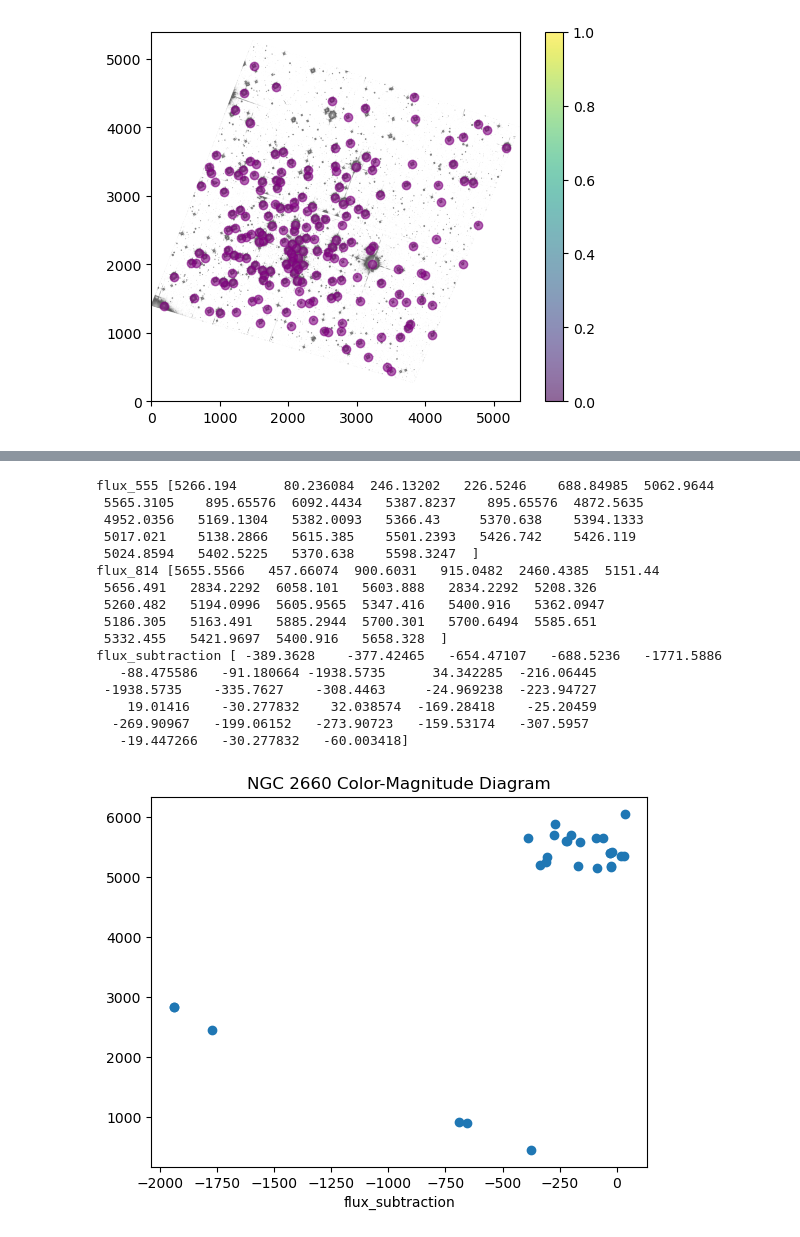
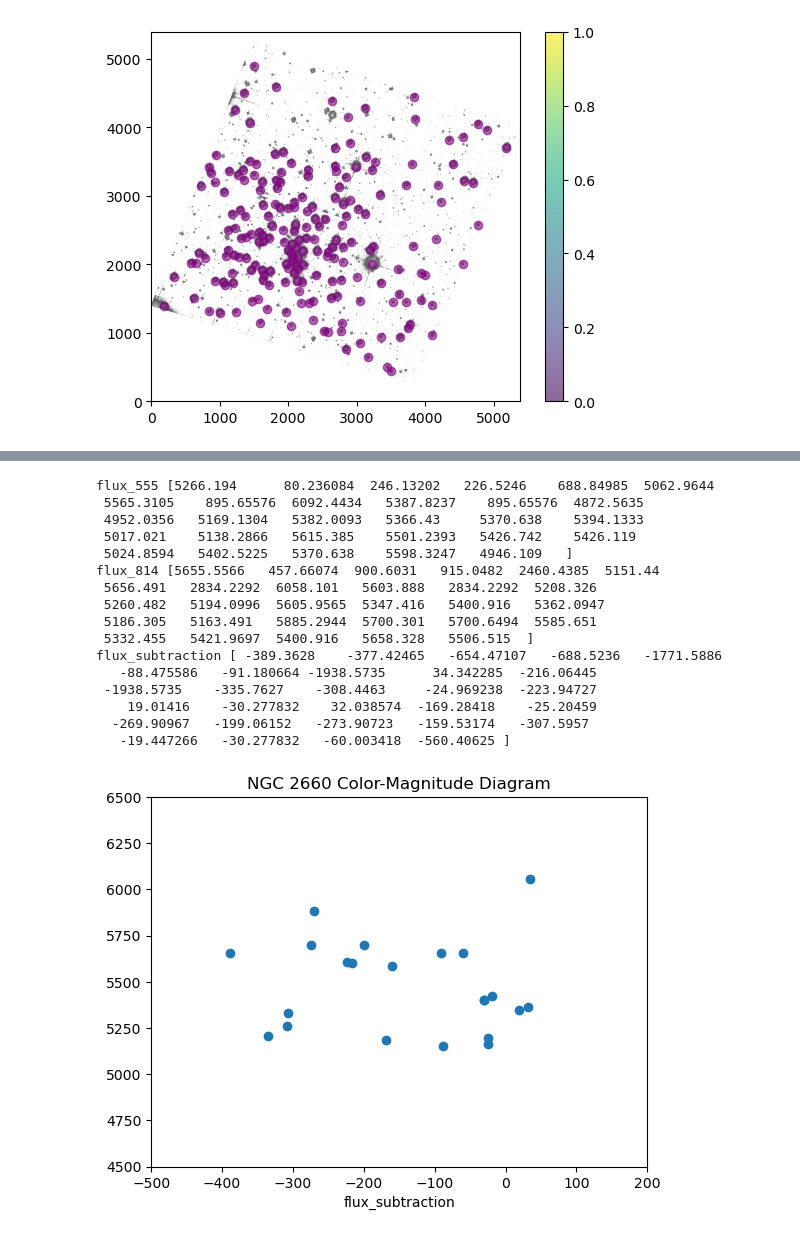
Before and after one commit to GravesTone5/Astro1221Project3, a Jupyter notebook: Project3.ipynb, the cells around one changed output, grey strips where cells are left out. Cells and saved outputs as stored; diff of their text form; code cells hidden in the pictures.

```diff
--- a/Project3.ipynb
+++ b/Project3.ipynb
@@ -340,32 +312,34 @@ flux [np.float32(5266.194), np.float32(80.236084), np.float32(246.13202), np.flo
 # %%
 #im pretty sure the 555 is the first set of data but not sure
 flux_split = len(flux)//2
 intensity_555 = np.asarray(flux[:flux_split])
 intensity_814 = np.asarray(flux[flux_split:])
 print(f"flux_555 {intensity_555}")
 print(f"flux_814 {intensity_814}")
 flux_subtraction = intensity_555 - intensity_814
 print(f"flux_subtraction {flux_subtraction}")
 
 plt.scatter(flux_subtraction, intensity_814)
+plt.xlim(-500, 200)
+plt.ylim(4500, 6500)
 plt.xlabel("flux_subtraction")
 plt.title("NGC 2660 Color-Magnitude Diagram")
 plt.show()
 # %% [output]
 flux_555 [5266.194      80.236084  246.13202   226.5246    688.84985  5062.9644
  5565.3105    895.65576  6092.4434   5387.8237    895.65576  4872.5635
  4952.0356   5169.1304   5382.0093   5366.43     5370.638    5394.1333
  5017.021    5138.2866   5615.385    5501.2393   5426.742    5426.119
- 5024.8594   5402.5225   5370.638    5598.3247  ]
+ 5024.8594   5402.5225   5370.638    5598.3247   4946.109   ]
 flux_814 [5655.5566   457.66074  900.6031   915.0482  2460.4385  5151.44
  5656.491   2834.2292  6058.101   5603.888   2834.2292  5208.326
  5260.482   5194.0996  5605.9565  5347.416   5400.916   5362.0947
  5186.305   5163.491   5885.2944  5700.301   5700.6494  5585.651
- 5332.455   5421.9697  5400.916   5658.328  ]
+ 5332.455   5421.9697  5400.916   5658.328   5506.515  ]
 flux_subtraction [ -389.3628    -377.42465   -654.47107   -688.5236   -1771.5886
    -88.475586   -91.180664 -1938.5735      34.342285  -216.06445
  -1938.5735    -335.7627    -308.4463     -24.969238  -223.94727
     19.01416    -30.277832    32.038574  -169.28418    -25.20459
   -269.90967   -199.06152   -273.90723   -159.53174   -307.5957
-   -19.447266   -30.277832   -60.003418]
+   -19.447266   -30.277832   -60.003418  -560.40625 ]
-[figure, old version]
+[figure, new version]
```
Also changed, not shown: parts of 4 cells of this notebook.
